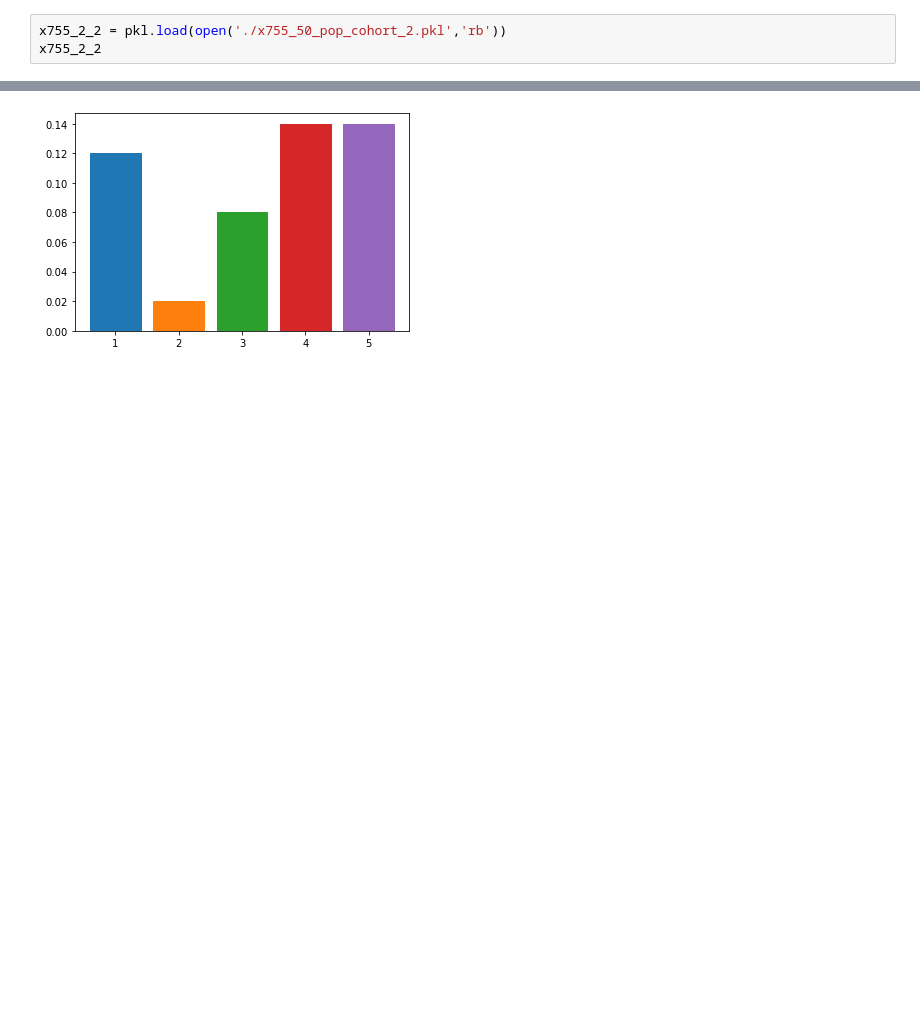
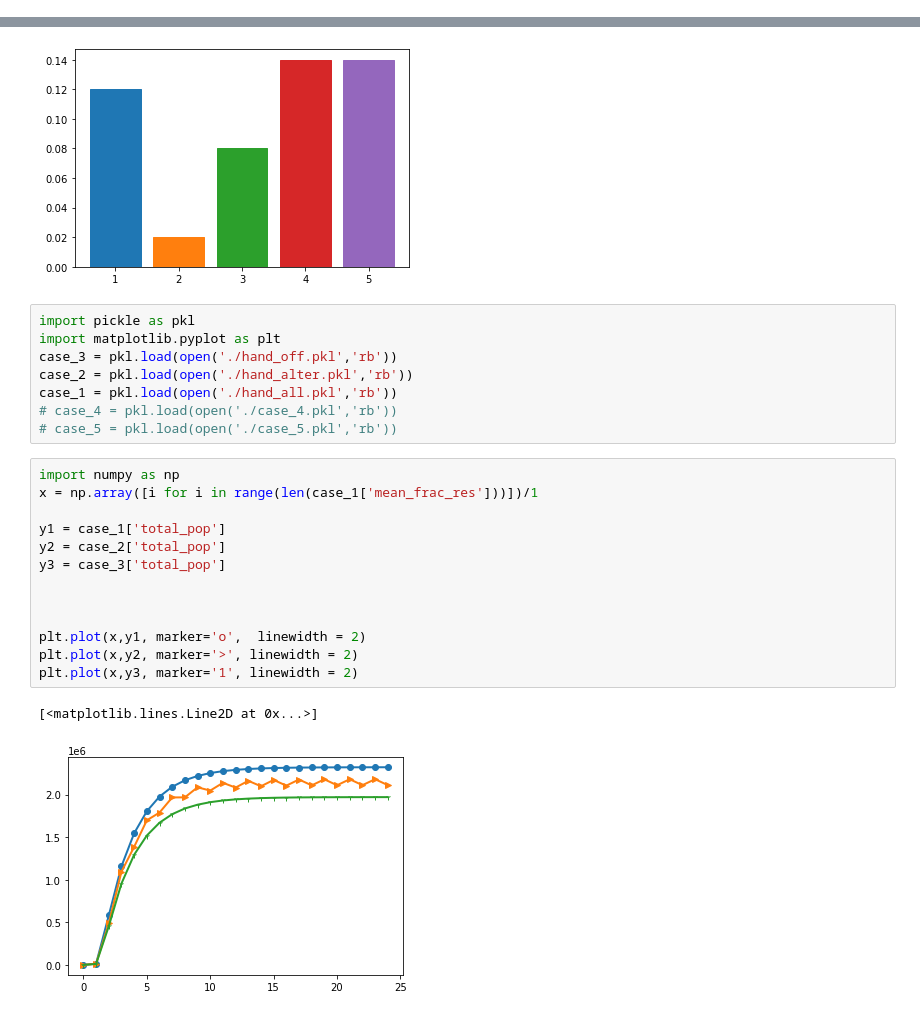
Before and after one commit to Sakib1418/Corteva, a Jupyter notebook: plot.ipynb, the cells around one changed output, grey strips where cells are left out. Drawn from its saved outputs; the diff is of its cells as text; blank space fills up the shorter version.

```diff
--- a/plot.ipynb
+++ b/plot.ipynb
@@ -114,3 +86,0 @@ x713_1
-# %%
-x755_2_2 = pkl.load(open('./x755_50_pop_cohort_2.pkl','rb'))
-x755_2_2
@@ -331,3 +233,27 @@ bar_plot[4].set_color('#9467bd')
 plt.show()
 # %% [output]
 [figure]
+# %%
+import pickle as pkl
+import matplotlib.pyplot as plt
+case_3 = pkl.load(open('./hand_off.pkl','rb'))
+case_2 = pkl.load(open('./hand_alter.pkl','rb'))
+case_1 = pkl.load(open('./hand_all.pkl','rb'))
+# case_4 = pkl.load(open('./case_4.pkl','rb'))
+# case_5 = pkl.load(open('./case_5.pkl','rb'))
+# %%
+import numpy as np
+x = np.array([i for i in range(len(case_1['mean_frac_res']))])/1
+
+y1 = case_1['total_pop']
+y2 = case_2['total_pop']
+y3 = case_3['total_pop']
+
+
+
+plt.plot(x,y1, marker='o',  linewidth = 2)
+plt.plot(x,y2, marker='>', linewidth = 2)
+plt.plot(x,y3, marker='1', linewidth = 2)
+# %% [output]
+[<matplotlib.lines.Line2D at 0x...>]
+[figure, added]
```
Also changed, not shown: parts of 16 cells of this notebook, 11 other files.
